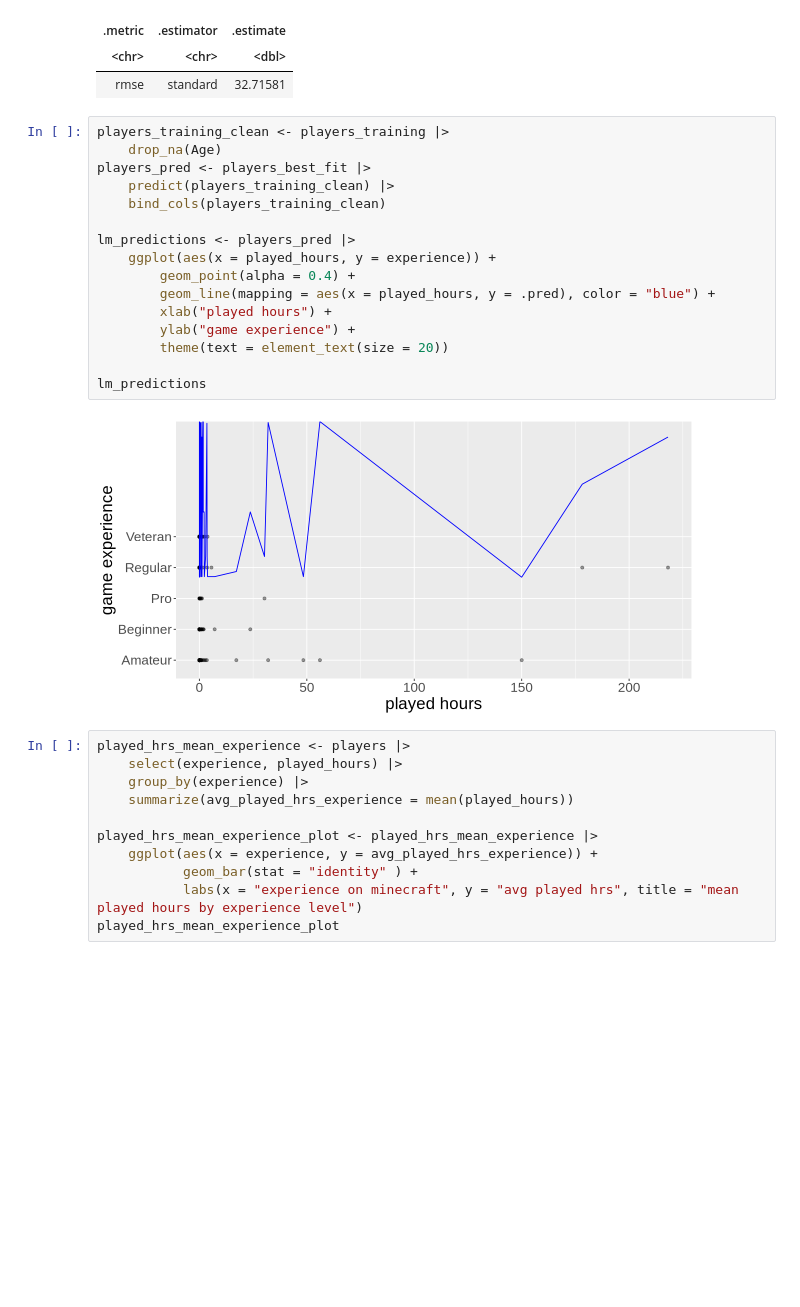
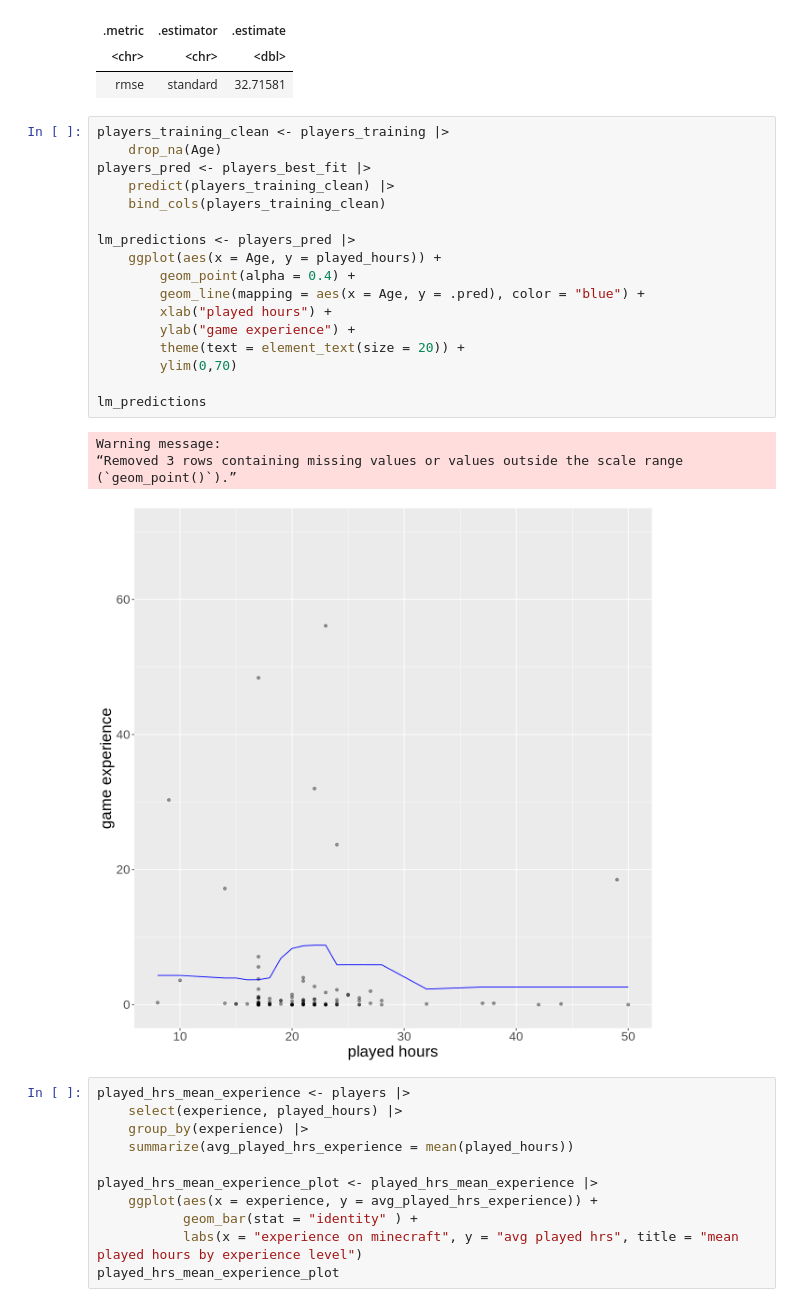
Before and after one commit to AnaSri-DSCI/dsci-100-2025-group-005-18, a Jupyter notebook: DSCI_Final_Project.ipynb, the cells around one changed output. Cells and saved outputs as stored; diff of their text form; blank space fills up the shorter version.

Commit message:
fixed age plot

```diff
--- a/DSCI_Final_Project.ipynb
+++ b/DSCI_Final_Project.ipynb
@@ -243,21 +243,25 @@ A tibble: 1 × 3
 # %%
 players_training_clean <- players_training |>
     drop_na(Age)
 players_pred <- players_best_fit |>
     predict(players_training_clean) |>
     bind_cols(players_training_clean)
 
 lm_predictions <- players_pred |>
-    ggplot(aes(x = played_hours, y = experience)) +
+    ggplot(aes(x = Age, y = played_hours)) +
         geom_point(alpha = 0.4) +
-        geom_line(mapping = aes(x = played_hours, y = .pred), color = "blue") +
+        geom_line(mapping = aes(x = Age, y = .pred), color = "blue") +
         xlab("played hours") +
         ylab("game experience") +
-        theme(text = element_text(size = 20))
+        theme(text = element_text(size = 20)) +
+        ylim(0,70)
 
 lm_predictions
 # %% [output]
+Warning message:
+“Removed 3 rows containing missing values or values outside the scale range
+(`geom_point()`).”
-[figure, old version]
+[figure, new version]
 # %%
 played_hrs_mean_experience <- players |>
     select(experience, played_hours) |>
```
Also changed, not shown: parts of 1 cell of this notebook.
